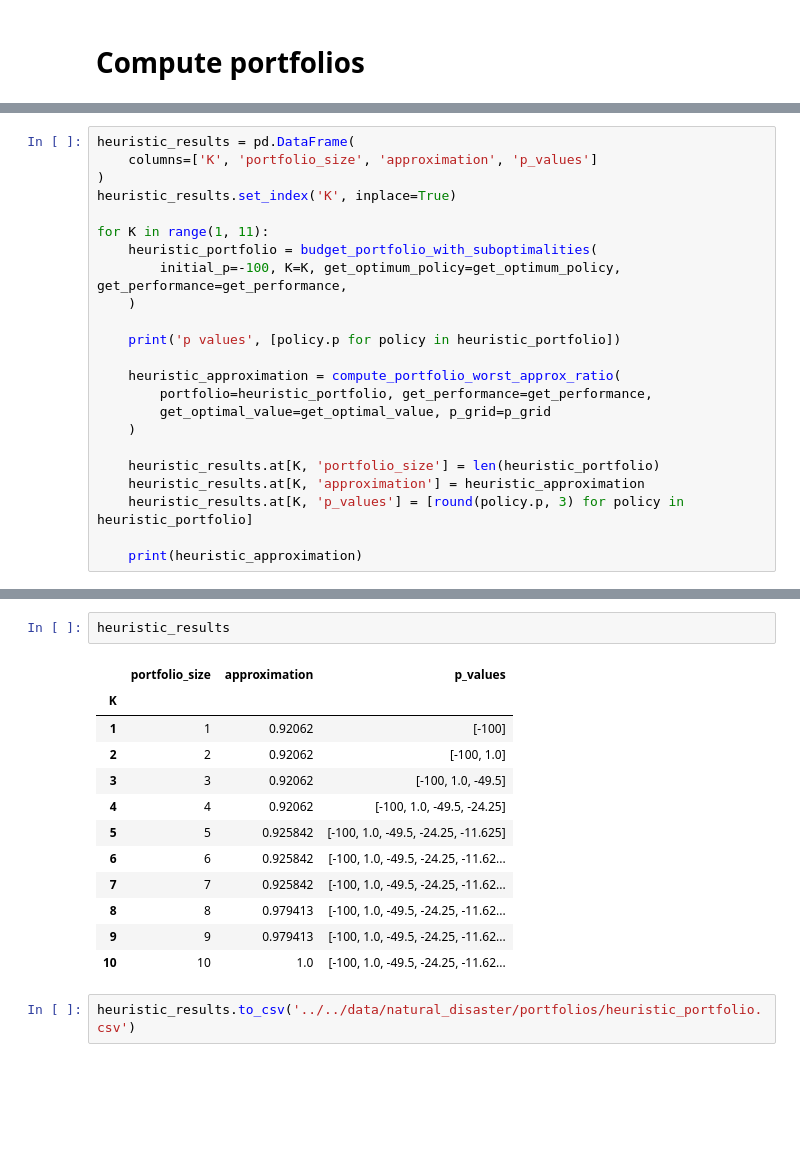
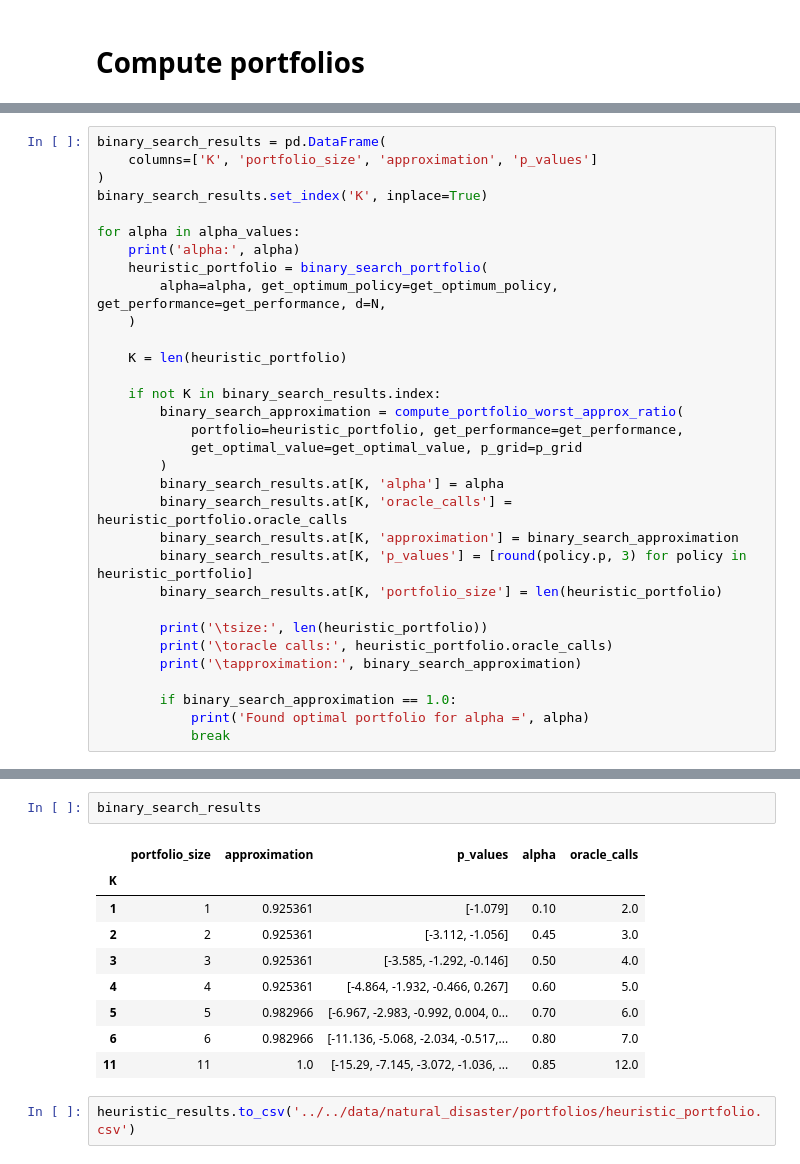
Before and after one commit to jaimoondra/approximation-portfolios-for-rl, a Jupyter notebook: notebooks/natural_disaster/compute_portfolios.ipynb, the cells around one changed output, grey strips where cells are left out. Drawn from its saved outputs; the diff is of its cells as text; blank space fills up the shorter version.

Commit message:
Updated binary search algorithm + added bias

```diff
--- a/notebooks/natural_disaster/compute_portfolios.ipynb
+++ b/notebooks/natural_disaster/compute_portfolios.ipynb
@@ -50,24 +88,33 @@ def get_optimal_value(p):
 # %%
-heuristic_results = pd.DataFrame(
+binary_search_results = pd.DataFrame(
     columns=['K', 'portfolio_size', 'approximation', 'p_values']
 )
-heuristic_results.set_index('K', inplace=True)
+binary_search_results.set_index('K', inplace=True)
 
-for K in range(1, 11):
-    heuristic_portfolio = budget_portfolio_with_suboptimalities(
-        initial_p=-100, K=K, get_optimum_policy=get_optimum_policy, get_performance=get_performance,
+for alpha in alpha_values:
+    print('alpha:', alpha)
+    heuristic_portfolio = binary_search_portfolio(
+        alpha=alpha, get_optimum_policy=get_optimum_policy, get_performance=get_performance, d=N,
     )
 
-    print('p values', [policy.p for policy in heuristic_portfolio])
+    K = len(heuristic_portfolio)
 
-    heuristic_approximation = compute_portfolio_worst_approx_ratio(
-        portfolio=heuristic_portfolio, get_performance=get_performance,
-        get_optimal_value=get_optimal_value, p_grid=p_grid
-    )
+    if not K in binary_search_results.index:
+        binary_search_approximation = compute_portfolio_worst_approx_ratio(
+            portfolio=heuristic_portfolio, get_performance=get_performance,
+            get_optimal_value=get_optimal_value, p_grid=p_grid
+        )
+        binary_search_results.at[K, 'alpha'] = alpha
+        binary_search_results.at[K, 'oracle_calls'] = heuristic_portfolio.oracle_calls
+        binary_search_results.at[K, 'approximation'] = binary_search_approximation
+        binary_search_results.at[K, 'p_values'] = [round(policy.p, 3) for policy in heuristic_portfolio]
+        binary_search_results.at[K, 'portfolio_size'] = len(heuristic_portfolio)
 
-    heuristic_results.at[K, 'portfolio_size'] = len(heuristic_portfolio)
-    heuristic_results.at[K, 'approximation'] = heuristic_approximation
-    heuristic_results.at[K, 'p_values'] = [round(policy.p, 3) for policy in heuristic_portfolio]
+        print('\tsize:', len(heuristic_portfolio))
+        print('\toracle calls:', heuristic_portfolio.oracle_calls)
+        print('\tapproximation:', binary_search_approximation)
 
-    print(heuristic_approximation)
+        if binary_search_approximation == 1.0:
+            print('Found optimal portfolio for alpha =', alpha)
+            break
 # %% [output]
@@ -94,18 +138,15 @@ p values [-100, 1.0, -49.5, -24.25, -11.625, -5.3125, -2.15625, -0.578125, 0.210
 # %%
-heuristic_results
+binary_search_results
 # %% [output]
-|  | portfolio_size | approximation | p_values |
-| K |  |  |  |
-| 1 | 1 | 0.92062 | [-100] |
-| 2 | 2 | 0.92062 | [-100, 1.0] |
-| 3 | 3 | 0.92062 | [-100, 1.0, -49.5] |
-| 4 | 4 | 0.92062 | [-100, 1.0, -49.5, -24.25] |
-| 5 | 5 | 0.925842 | [-100, 1.0, -49.5, -24.25, -11.625] |
-| 6 | 6 | 0.925842 | [-100, 1.0, -49.5, -24.25, -11.62... |
-| 7 | 7 | 0.925842 | [-100, 1.0, -49.5, -24.25, -11.62... |
-| 8 | 8 | 0.979413 | [-100, 1.0, -49.5, -24.25, -11.62... |
-| 9 | 9 | 0.979413 | [-100, 1.0, -49.5, -24.25, -11.62... |
-| 10 | 10 | 1.0 | [-100, 1.0, -49.5, -24.25, -11.62... |
+|  | portfolio_size | approximation | p_values | alpha | oracle_calls |
+| K |  |  |  |  |  |
+| 1 | 1 | 0.925361 | [-1.079] | 0.10 | 2.0 |
+| 2 | 2 | 0.925361 | [-3.112, -1.056] | 0.45 | 3.0 |
+| 3 | 3 | 0.925361 | [-3.585, -1.292, -0.146] | 0.50 | 4.0 |
+| 4 | 4 | 0.925361 | [-4.864, -1.932, -0.466, 0.267] | 0.60 | 5.0 |
+| 5 | 5 | 0.982966 | [-6.967, -2.983, -0.992, 0.004, 0... | 0.70 | 6.0 |
+| 6 | 6 | 0.982966 | [-11.136, -5.068, -2.034, -0.517,... | 0.80 | 7.0 |
+| 11 | 11 | 1.0 | [-15.29, -7.145, -3.072, -1.036, ... | 0.85 | 12.0 |
 # %%
 heuristic_results.to_csv('../../data/natural_disaster/portfolios/heuristic_portfolio.csv')
 # %% [markdown]
```
Also changed, not shown: parts of 9 cells of this notebook, 11 other files.
